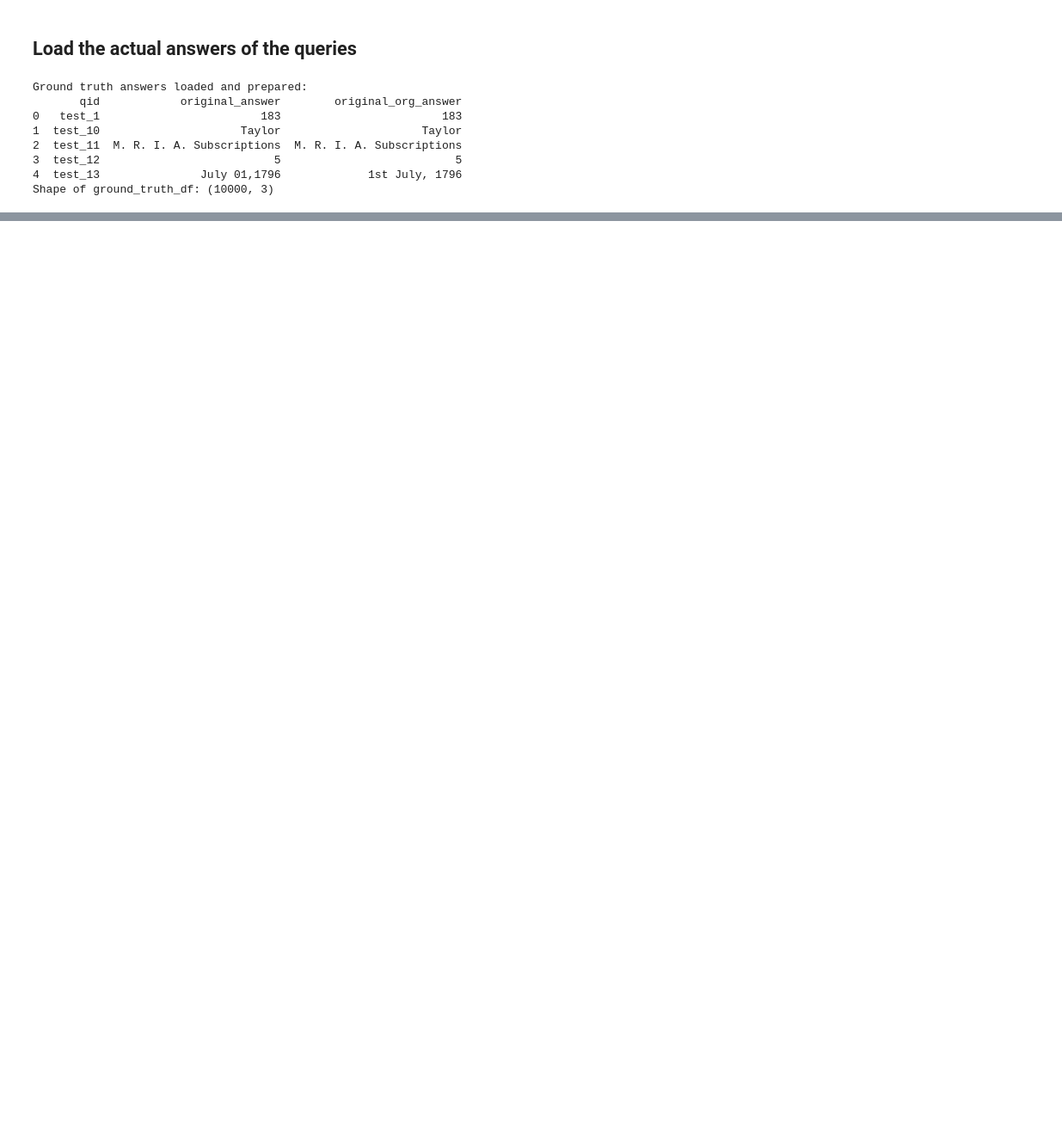
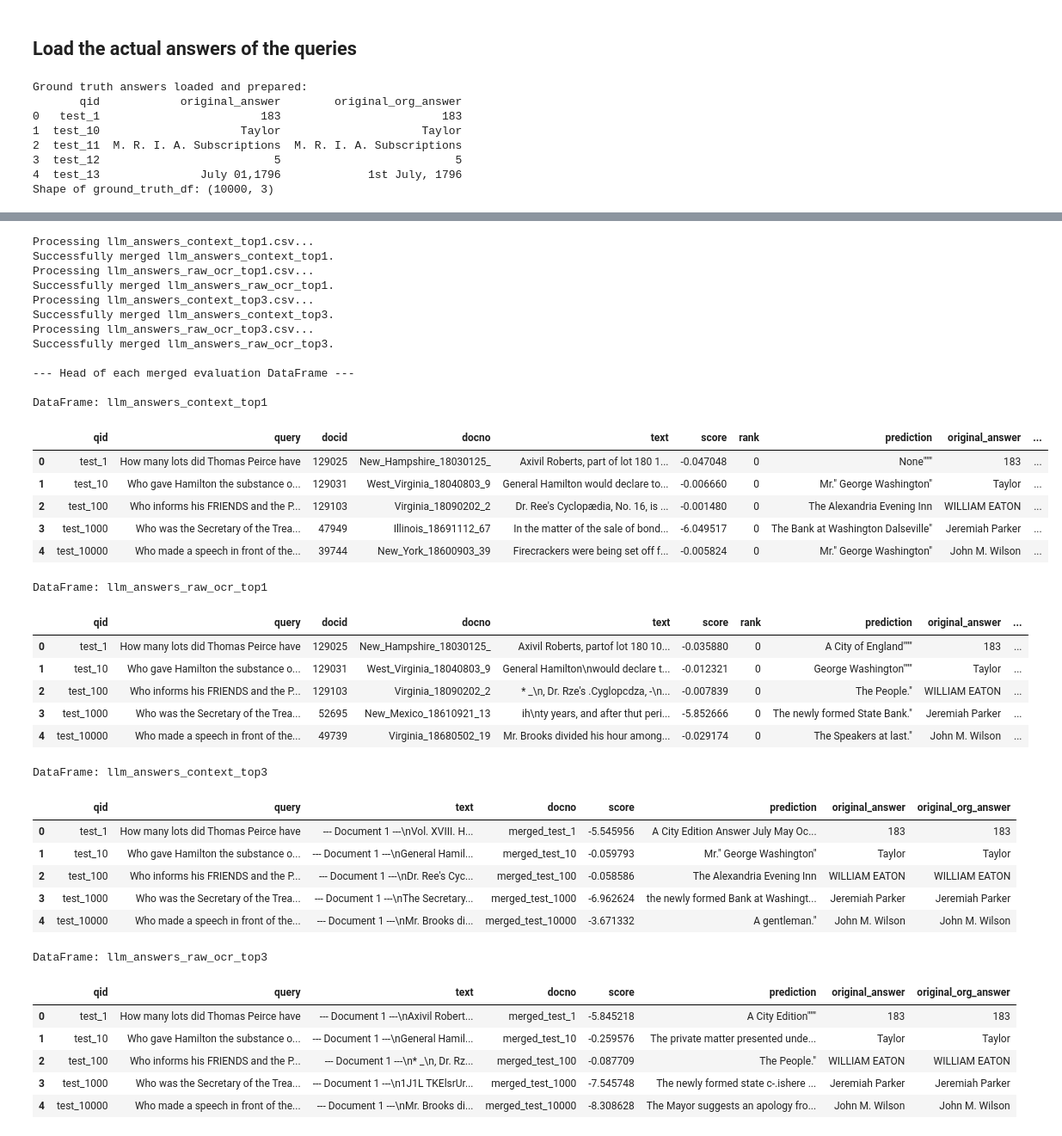
Before and after one commit to OmerSherman/IRProject, a Jupyter notebook: Historical_News_Question_Answering.ipynb, the cells around one changed output, grey strips where cells are left out. Shown at 86% size. Drawn from its saved outputs; the diff is of its cells as text; code cells hidden in the pictures; blank space fills up the shorter version.

Commit message:
add LLM evaluation part (ROUGE & BLEU)

```diff
--- a/Historical_News_Question_Answering.ipynb
+++ b/Historical_News_Question_Answering.ipynb
@@ -1476,0 +1504,77 @@ Shape of ground_truth_df: (10000, 3)
+# %%
+# 2. Create an empty dictionary to store the merged evaluation DataFrames
+eval_dfs = {}
+
+# 3. Iterate through the list of LLM answer file paths
+for file_path in input_result_files:
+    print(f"Processing {file_path}...")
+    try:
+        # a. Load each LLM answer CSV into a Pandas DataFrame
+        llm_df = pd.read_csv(file_path, engine='python', on_bad_lines='skip')
+
+        # b. Rename the 'answer' column in llm_df to 'prediction'
+        if 'answer' in llm_df.columns:
+            llm_df = llm_df.rename(columns={'answer': 'prediction'})
+        else:
+            print(f"Warning: 'answer' column not found in {file_path}. Skipping rename.")
+
+        # c. Merge llm_df with the ground_truth_df on the 'qid' column
+        # Ensure ground_truth_df is correctly defined from previous steps
+        merged_df = llm_df.merge(ground_truth_df, on='qid', how='inner')
+
+        # d. Store the resulting merged DataFrame in the eval_dfs dictionary
+        # Use the base name of the CSV file without the extension as the key
+        key = os.path.basename(file_path).replace('.csv', '')
+        eval_dfs[key] = merged_df
+        print(f"Successfully merged {key}.")
+
+    except FileNotFoundError:
+        print(f"Error: File not found at {file_path}. Please ensure the path is correct.")
+    except Exception as e:
+        print(f"An error occurred while processing {file_path}: {e}")
+
+# 4. Print the head of each newly created eval_df to inspect the merged data.
+print("\n--- Head of each merged evaluation DataFrame ---")
+for key, df in eval_dfs.items():
+    print(f"\nDataFrame: {key}")
+    display(df.head())
+# %% [output]
+Processing llm_answers_context_top1.csv...
+Successfully merged llm_answers_context_top1.
+Processing llm_answers_raw_ocr_top1.csv...
+Successfully merged llm_answers_raw_ocr_top1.
+Processing llm_answers_context_top3.csv...
+Successfully merged llm_answers_context_top3.
+Processing llm_answers_raw_ocr_top3.csv...
+Successfully merged llm_answers_raw_ocr_top3.
+
+--- Head of each merged evaluation DataFrame ---
+
+DataFrame: llm_answers_context_top1
+|  | qid | query | docid | docno | text | score | rank | prediction | original_answer | ... |
+| 0 | test_1 | How many lots did Thomas Peirce have | 129025 | New_Hampshire_18030125_ | Axivil Roberts, part of lot 180 1... | -0.047048 | 0 | None""" | 183 | ... |
+| 1 | test_10 | Who gave Hamilton the substance o... | 129031 | West_Virginia_18040803_9 | General Hamilton would declare to... | -0.006660 | 0 | Mr." George Washington" | Taylor | ... |
+| 2 | test_100 | Who informs his FRIENDS and the P... | 129103 | Virginia_18090202_2 | Dr. Ree's Cyclopædia, No. 16, is ... | -0.001480 | 0 | The Alexandria Evening Inn | WILLIAM EATON | ... |
+| 3 | test_1000 | Who was the Secretary of the Trea... | 47949 | Illinois_18691112_67 | In the matter of the sale of bond... | -6.049517 | 0 | The Bank at Washington Dalseville" | Jeremiah Parker | ... |
+| 4 | test_10000 | Who made a speech in front of the... | 39744 | New_York_18600903_39 | Firecrackers were being set off f... | -0.005824 | 0 | Mr." George Washington" | John M. Wilson | ... |
+DataFrame: llm_answers_raw_ocr_top1
+|  | qid | query | docid | docno | text | score | rank | prediction | original_answer | ... |
+| 0 | test_1 | How many lots did Thomas Peirce have | 129025 | New_Hampshire_18030125_ | Axivil Roberts, partof lot 180 10... | -0.035880 | 0 | A City of England""" | 183 | ... |
+| 1 | test_10 | Who gave Hamilton the substance o... | 129031 | West_Virginia_18040803_9 | General Hamilton\nwould declare t... | -0.012321 | 0 | George Washington""" | Taylor | ... |
+| 2 | test_100 | Who informs his FRIENDS and the P... | 129103 | Virginia_18090202_2 | * _\n, Dr. Rze's .Cyglopcdza, -\n... | -0.007839 | 0 | The People." | WILLIAM EATON | ... |
+| 3 | test_1000 | Who was the Secretary of the Trea... | 52695 | New_Mexico_18610921_13 | ih\nty years, and after thut peri... | -5.852666 | 0 | The newly formed State Bank." | Jeremiah Parker | ... |
+| 4 | test_10000 | Who made a speech in front of the... | 49739 | Virginia_18680502_19 | Mr. Brooks divided his hour among... | -0.029174 | 0 | The Speakers at last." | John M. Wilson | ... |
+DataFrame: llm_answers_context_top3
+|  | qid | query | text | docno | score | prediction | original_answer | original_org_answer |
+| 0 | test_1 | How many lots did Thomas Peirce have | --- Document 1 ---\nVol. XVIII. H... | merged_test_1 | -5.545956 | A City Edition Answer July May Oc... | 183 | 183 |
+| 1 | test_10 | Who gave Hamilton the substance o... | --- Document 1 ---\nGeneral Hamil... | merged_test_10 | -0.059793 | Mr." George Washington" | Taylor | Taylor |
+| 2 | test_100 | Who informs his FRIENDS and the P... | --- Document 1 ---\nDr. Ree's Cyc... | merged_test_100 | -0.058586 | The Alexandria Evening Inn | WILLIAM EATON | WILLIAM EATON |
+| 3 | test_1000 | Who was the Secretary of the Trea... | --- Document 1 ---\nThe Secretary... | merged_test_1000 | -6.962624 | the newly formed Bank at Washingt... | Jeremiah Parker | Jeremiah Parker |
+| 4 | test_10000 | Who made a speech in front of the... | --- Document 1 ---\nMr. Brooks di... | merged_test_10000 | -3.671332 | A gentleman." | John M. Wilson | John M. Wilson |
+DataFrame: llm_answers_raw_ocr_top3
+|  | qid | query | text | docno | score | prediction | original_answer | original_org_answer |
+| 0 | test_1 | How many lots did Thomas Peirce have | --- Document 1 ---\nAxivil Robert... | merged_test_1 | -5.845218 | A City Edition""" | 183 | 183 |
+| 1 | test_10 | Who gave Hamilton the substance o... | --- Document 1 ---\nGeneral Hamil... | merged_test_10 | -0.259576 | The private matter presented unde... | Taylor | Taylor |
+| 2 | test_100 | Who informs his FRIENDS and the P... | --- Document 1 ---\n* _\n, Dr. Rz... | merged_test_100 | -0.087709 | The People." | WILLIAM EATON | WILLIAM EATON |
+| 3 | test_1000 | Who was the Secretary of the Trea... | --- Document 1 ---\n1J1L TKElsrUr... | merged_test_1000 | -7.545748 | The newly formed state c-.ishere ... | Jeremiah Parker | Jeremiah Parker |
+| 4 | test_10000 | Who made a speech in front of the... | --- Document 1 ---\nMr. Brooks di... | merged_test_10000 | -8.308628 | The Mayor suggests an apology fro... | John M. Wilson | John M. Wilson |
```
Also changed, not shown: parts of 8 cells of this notebook, 1 other file.
